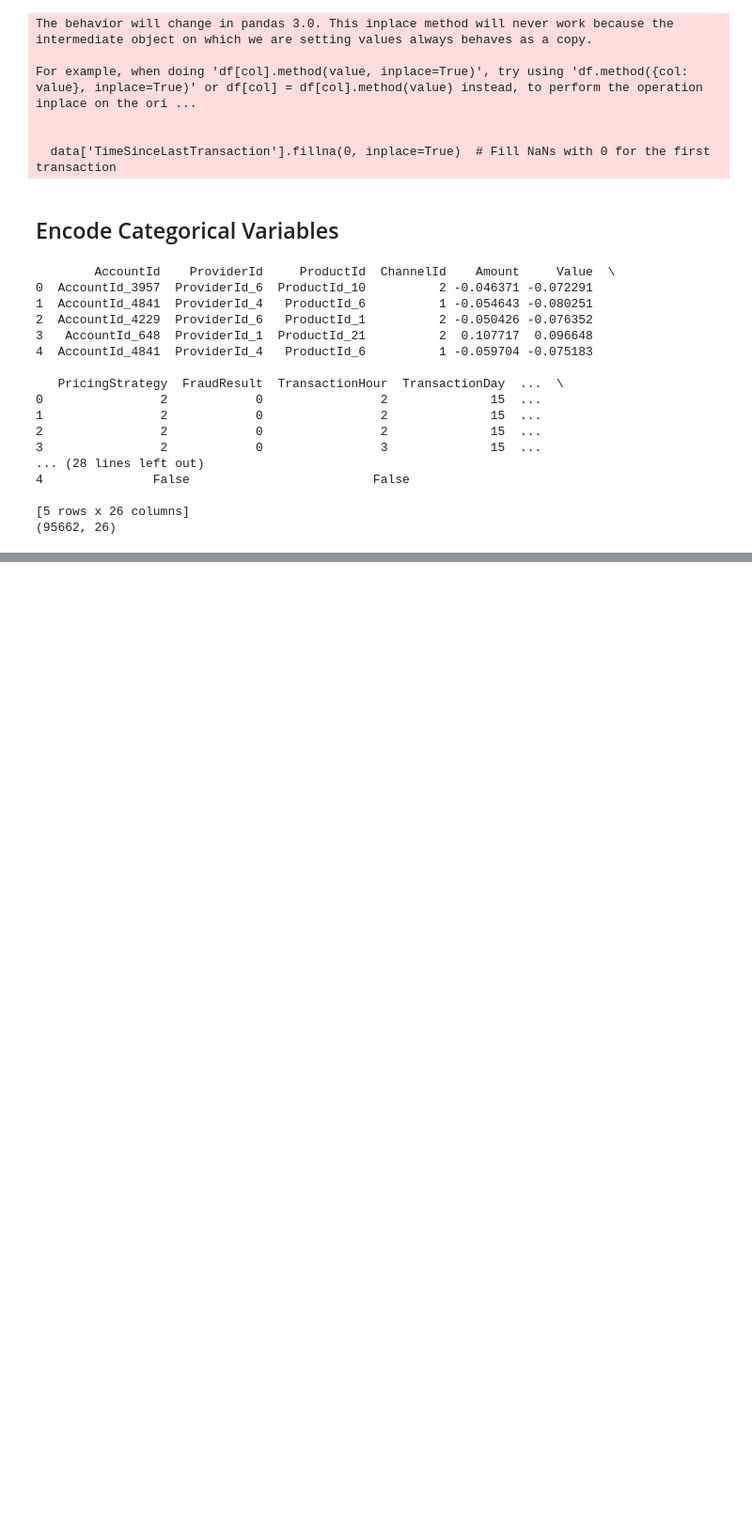
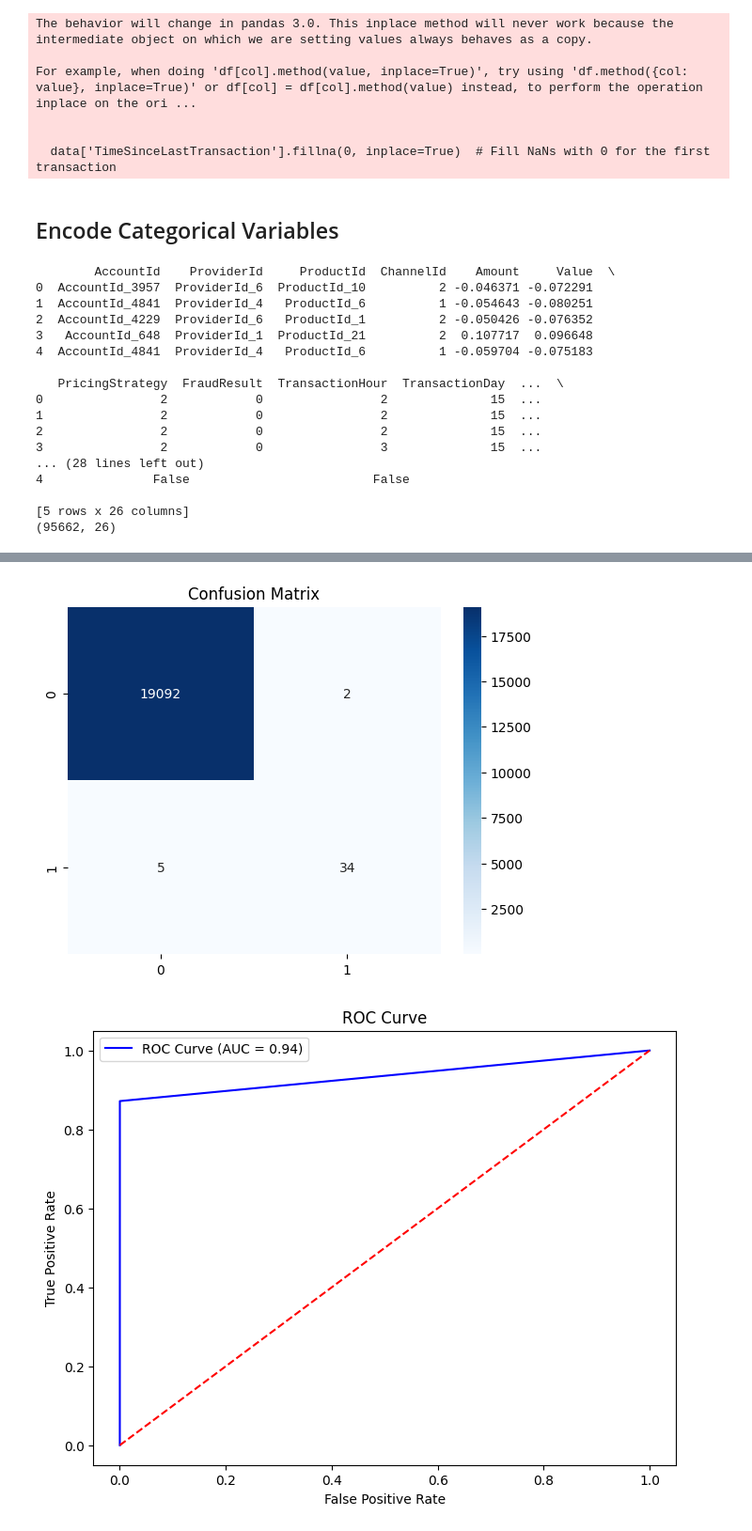
Before and after one commit to habeshaethiopia/Credit-Scoring-Model, a Jupyter notebook: notebooks/EDA.ipynb, the cells around one changed output, grey strips where cells are left out. Shown at 94% size. Cells and saved outputs as stored; diff of their text form; code cells hidden in the pictures; blank space fills up the shorter version.

```diff
--- a/notebooks/EDA.ipynb
+++ b/notebooks/EDA.ipynb
@@ -388,0 +488,15 @@ data.to_csv('Data/preprocessed_data.csv', index=False)
+# %%
+# Initialize the model with class weights
+rf_balanced = RandomForestClassifier(random_state=42, class_weight='balanced')
+
+# Train the model
+rf_balanced.fit(X_train, y_train)
+
+# Predict on the test set
+y_pred = rf_balanced.predict(X_test)
+
+# Evaluate the model
+print("Classification Report:")
+print(classification_report(y_test, y_pred))
+
+print("ROC-AUC Score:", roc_auc_score(y_test, y_pred))
@@ -388,0 +626,24 @@ data.to_csv('Data/preprocessed_data.csv', index=False)
+# %%
+from sklearn.metrics import confusion_matrix, roc_curve, auc
+
+# Confusion Matrix
+conf_matrix = confusion_matrix(y_test, y_pred)
+sns.heatmap(conf_matrix, annot=True, fmt='d', cmap='Blues')
+plt.title('Confusion Matrix')
+plt.show()
+
+# ROC Curve
+fpr, tpr, thresholds = roc_curve(y_test, y_pred)
+roc_auc = auc(fpr, tpr)
+
+plt.figure(figsize=(8, 6))
+plt.plot(fpr, tpr, color='blue', label=f'ROC Curve (AUC = {roc_auc:.2f})')
+plt.plot([0, 1], [0, 1], color='red', linestyle='--')
+plt.xlabel('False Positive Rate')
+plt.ylabel('True Positive Rate')
+plt.title('ROC Curve')
+plt.legend()
+plt.show()
+# %% [output]
+[figure, added]
+[figure, added]
```
Also changed, not shown: parts of 16 cells of this notebook.
